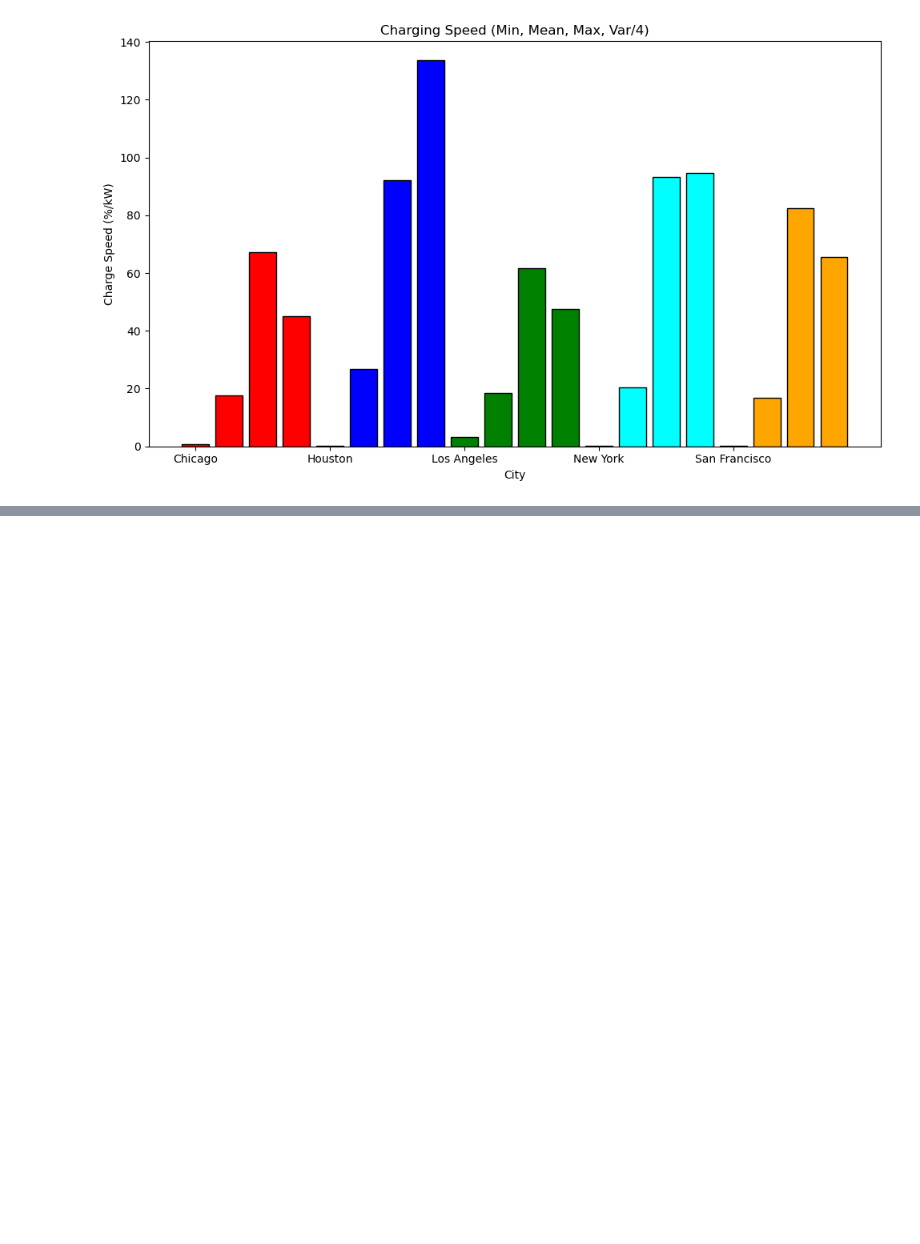
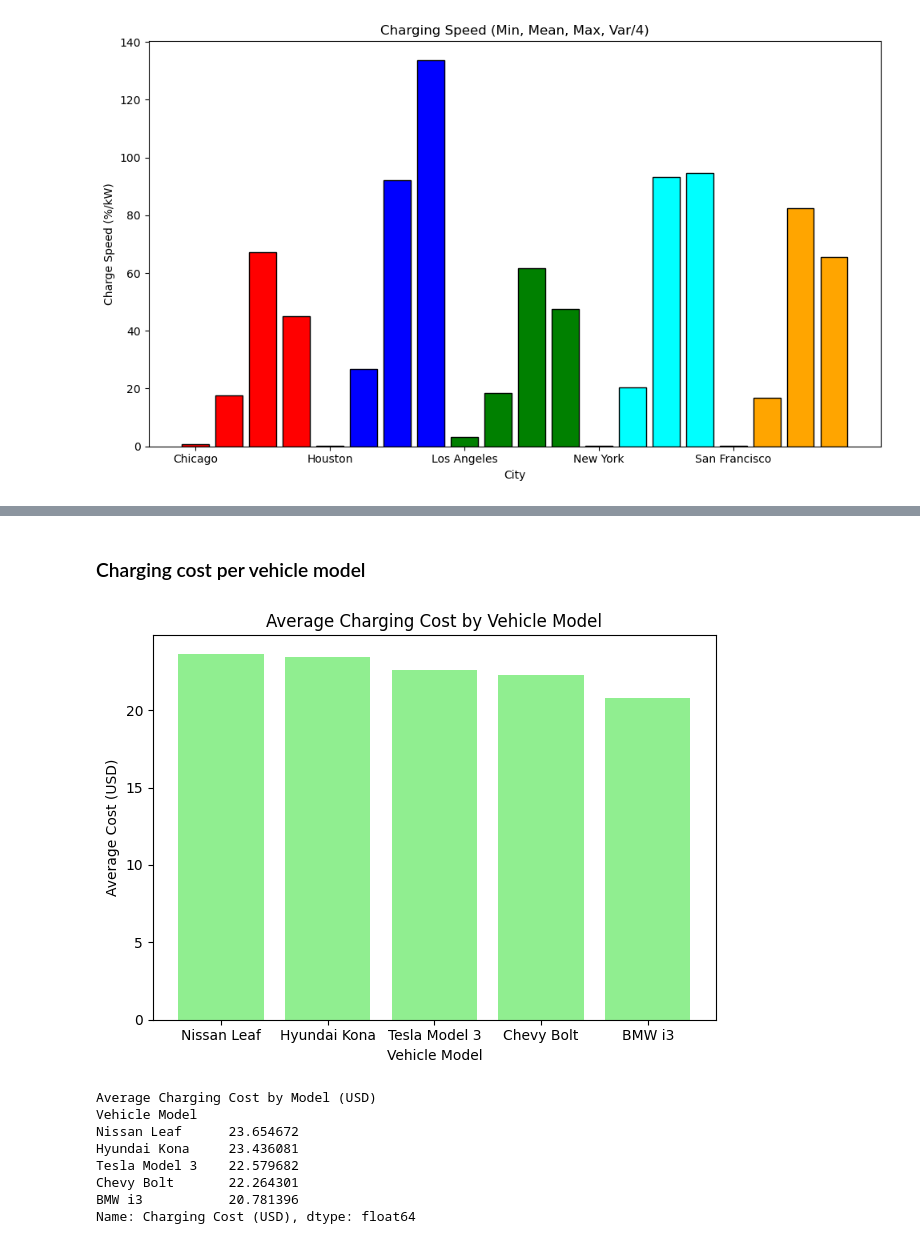
Before and after one commit to hansheng-zhang/EV-analysis, a Jupyter notebook: visualization.ipynb, the cells around one changed output, grey strips where cells are left out. Drawn from its saved outputs; the diff is of its cells as text; code cells hidden in the pictures; blank space fills up the shorter version.

```diff
--- a/visualization.ipynb
+++ b/visualization.ipynb
@@ -583,0 +648,26 @@ Graphs.grouped_bar_graph_var(location_charging_unit_speed,list(location_charging
+# %% [markdown]
+### Charging cost per vehicle model
+# %%
+avg_cost = data.groupby('Vehicle Model')['Charging Cost (USD)'].mean().sort_values(ascending=False)
+
+plt.figure()
+plt.bar(avg_cost.index, avg_cost.values, color='lightgreen')
+plt.ylabel('Average Cost (USD)')
+plt.title('Average Charging Cost by Vehicle Model')
+plt.xlabel('Vehicle Model')
+
+plt.tight_layout()
+plt.show()
+
+print("Average Charging Cost by Model (USD)")
+print(avg_cost)
+# %% [output]
+[figure, added]
+Average Charging Cost by Model (USD)
+Vehicle Model
+Nissan Leaf      23.654672
+Hyundai Kona     23.436081
+Tesla Model 3    22.579682
+Chevy Bolt       22.264301
+BMW i3           20.781396
+Name: Charging Cost (USD), dtype: float64
```
Also changed, not shown: parts of 8 cells of this notebook, 2 other files.
